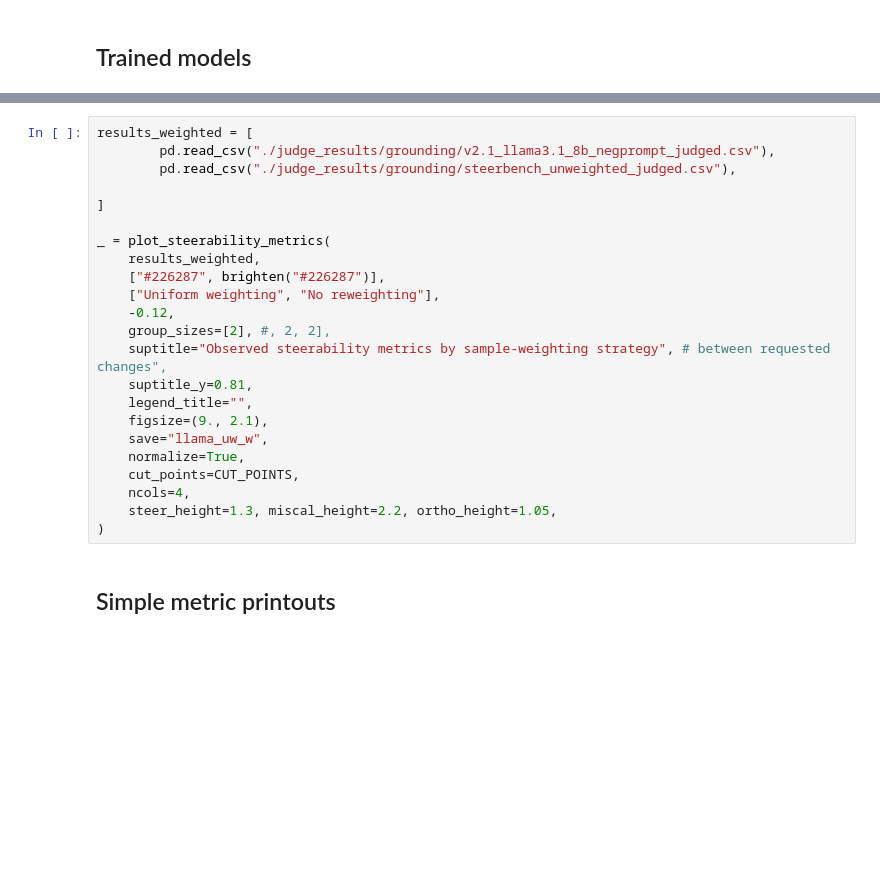
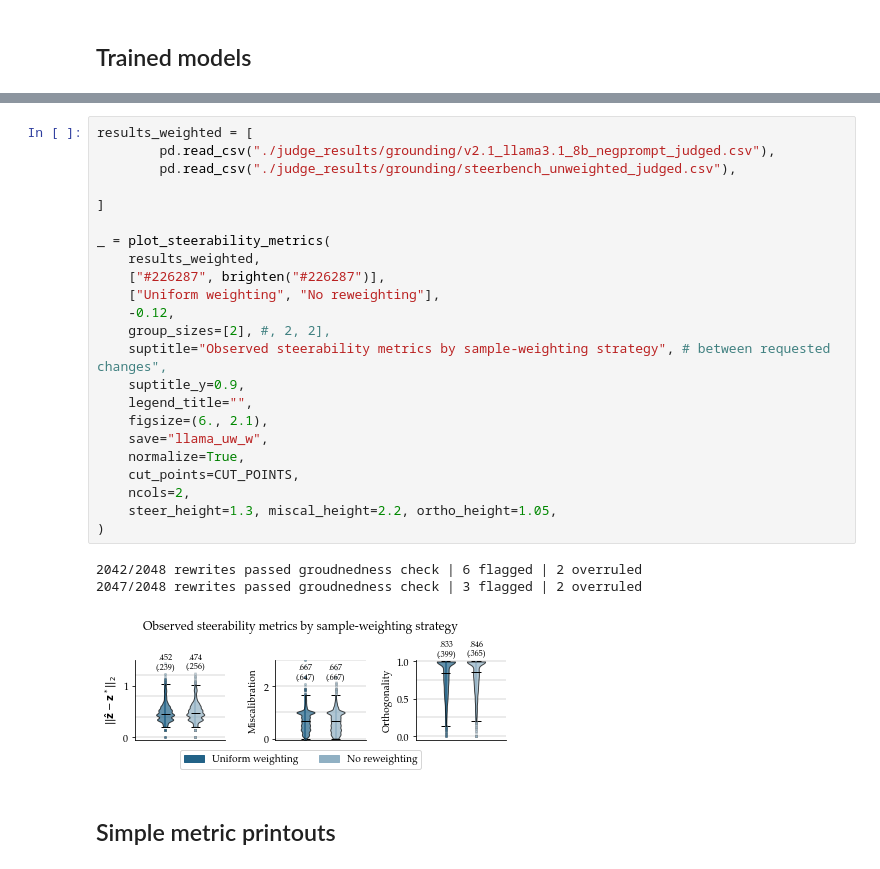
Before and after one commit to tchang1997/steerability, a Jupyter notebook: src/steerability/create_steerability_plots.ipynb, the cells around one changed output, grey strips where cells are left out. Drawn from its saved outputs; the diff is of its cells as text; blank space fills up the shorter version.

```diff
--- a/src/steerability/create_steerability_plots.ipynb
+++ b/src/steerability/create_steerability_plots.ipynb
@@ -776,26 +786,30 @@ IndexError: list index out of range
 # %%
 results_weighted = [
         pd.read_csv("./judge_results/grounding/v2.1_llama3.1_8b_negprompt_judged.csv"),
         pd.read_csv("./judge_results/grounding/steerbench_unweighted_judged.csv"),
 
 ]
 
 _ = plot_steerability_metrics(
     results_weighted,
     ["#226287", brighten("#226287")],
     ["Uniform weighting", "No reweighting"],
     -0.12,
     group_sizes=[2], #, 2, 2],
     suptitle="Observed steerability metrics by sample-weighting strategy", # between requested changes",
-    suptitle_y=0.81,
+    suptitle_y=0.9,
     legend_title="",
-    figsize=(9., 2.1),
+    figsize=(6., 2.1),
     save="llama_uw_w",
     normalize=True,
     cut_points=CUT_POINTS,
-    ncols=4,
+    ncols=2,
     steer_height=1.3, miscal_height=2.2, ortho_height=1.05,
 )
+# %% [output]
+2042/2048 rewrites passed groudnedness check | 6 flagged | 2 overruled
+2047/2048 rewrites passed groudnedness check | 3 flagged | 2 overruled
+[figure, added]
 # %% [markdown]
 ## Simple metric printouts
 # %%
```
Also changed, not shown: parts of 5 cells of this notebook.
